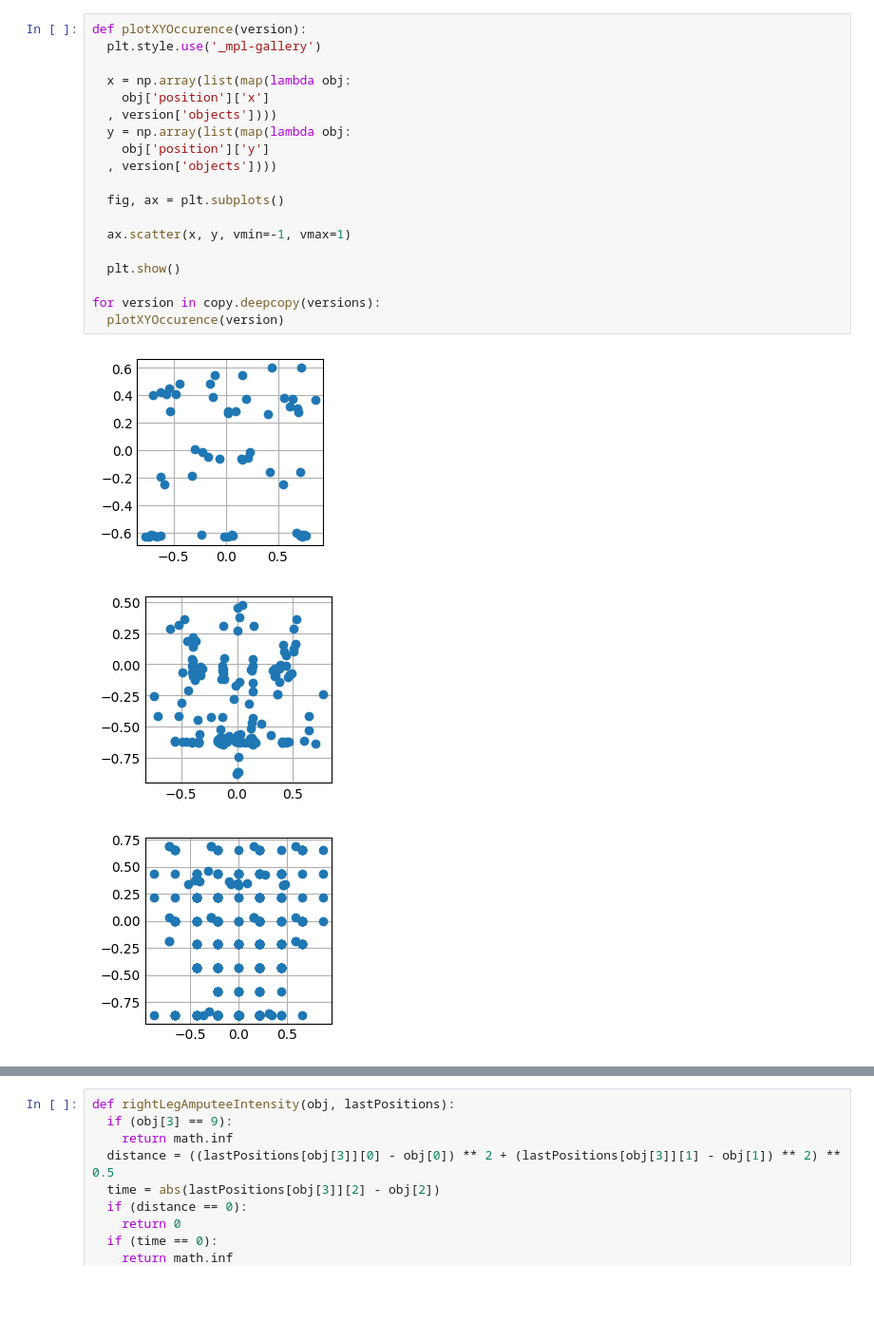
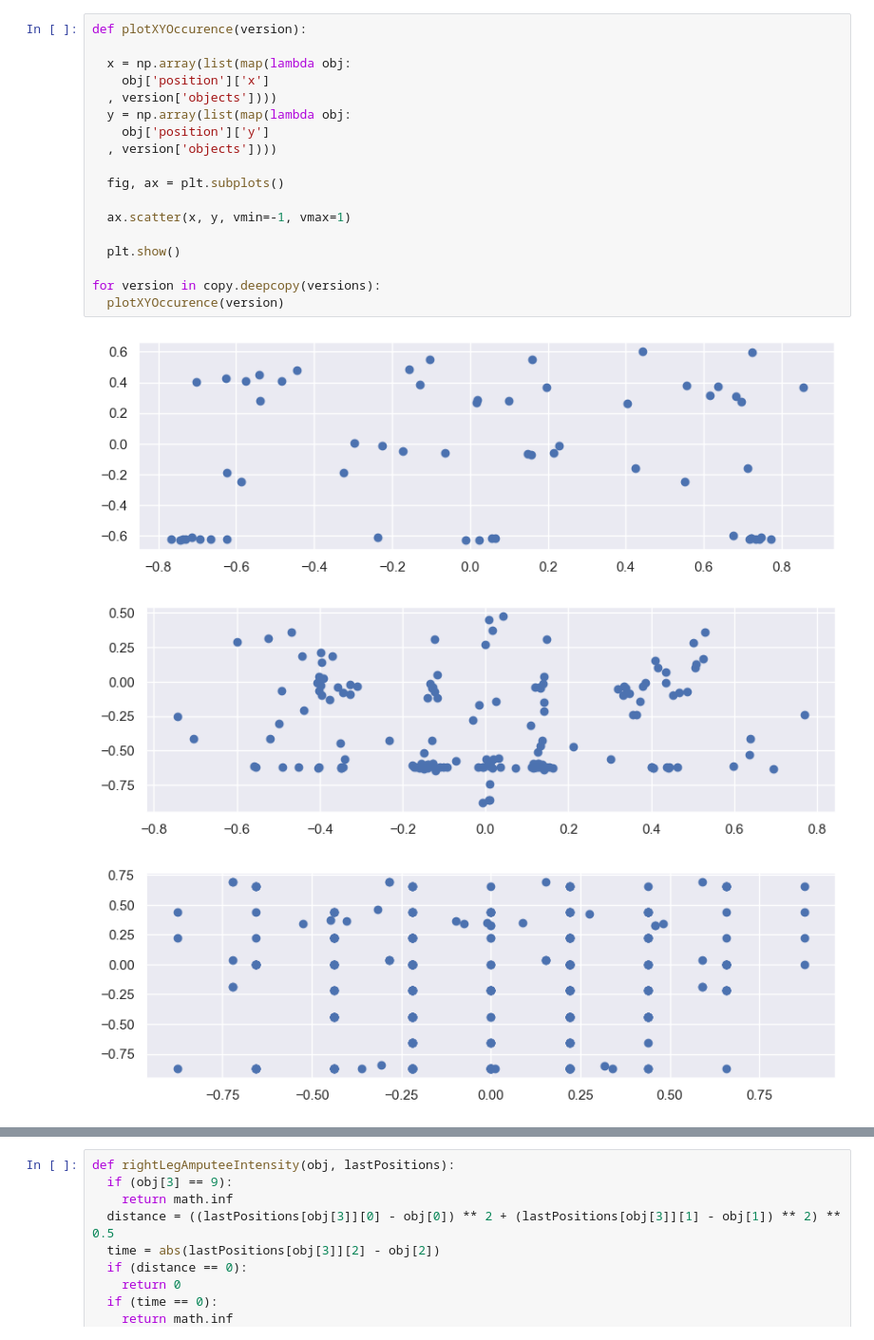
Before and after one commit to luisscholl/beatfork, a Jupyter notebook: difficulty-estimation/individual-analysis.ipynb, the cells around one changed output, grey strips where cells are left out. Shown at 95% size. Drawn from its saved outputs; the diff is of its cells as text; blank space fills up the shorter version.

```diff
--- a/difficulty-estimation/individual-analysis.ipynb
+++ b/difficulty-estimation/individual-analysis.ipynb
@@ -72,23 +77,22 @@ for version in userRatings:
 # %%
 def plotXYOccurence(version):
-  plt.style.use('_mpl-gallery')
 
   x = np.array(list(map(lambda obj:
     obj['position']['x']
   , version['objects'])))
   y = np.array(list(map(lambda obj:
     obj['position']['y']
   , version['objects'])))
 
   fig, ax = plt.subplots()
 
   ax.scatter(x, y, vmin=-1, vmax=1)
 
   plt.show()
 
 for version in copy.deepcopy(versions):
   plotXYOccurence(version)
 # %% [output]
-[figure, old version]
+[figure, new version]
-[figure, old version]
+[figure, new version]
-[figure, old version]
+[figure, new version]
```
Also changed, not shown: parts of 12 cells of this notebook, 4 other files.
